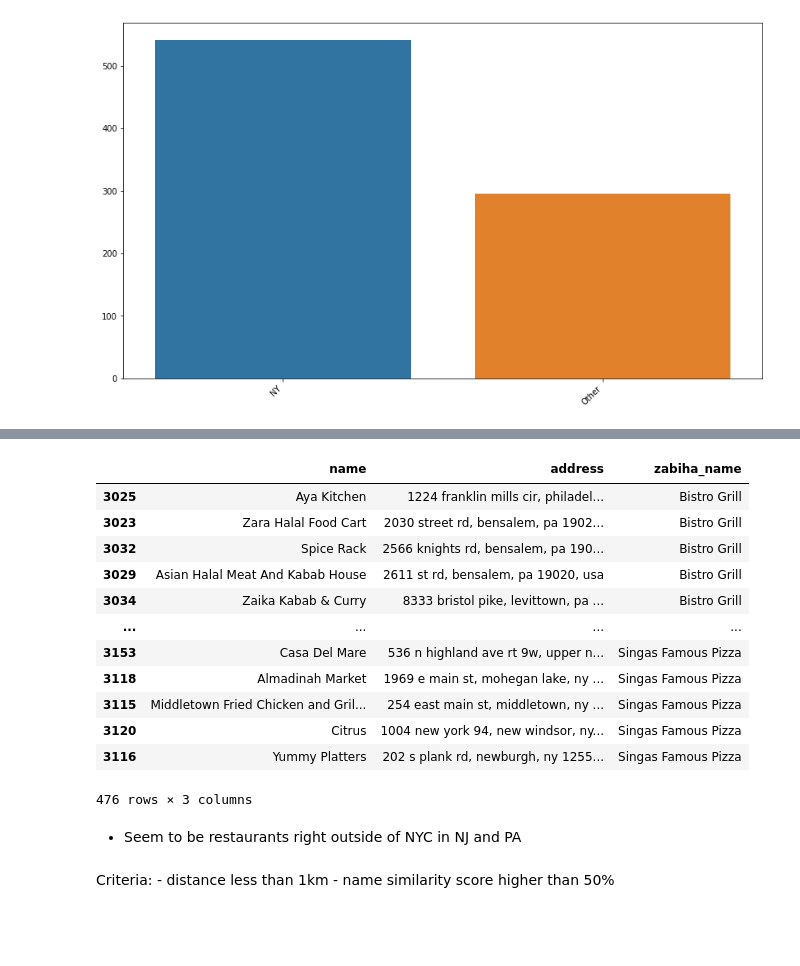
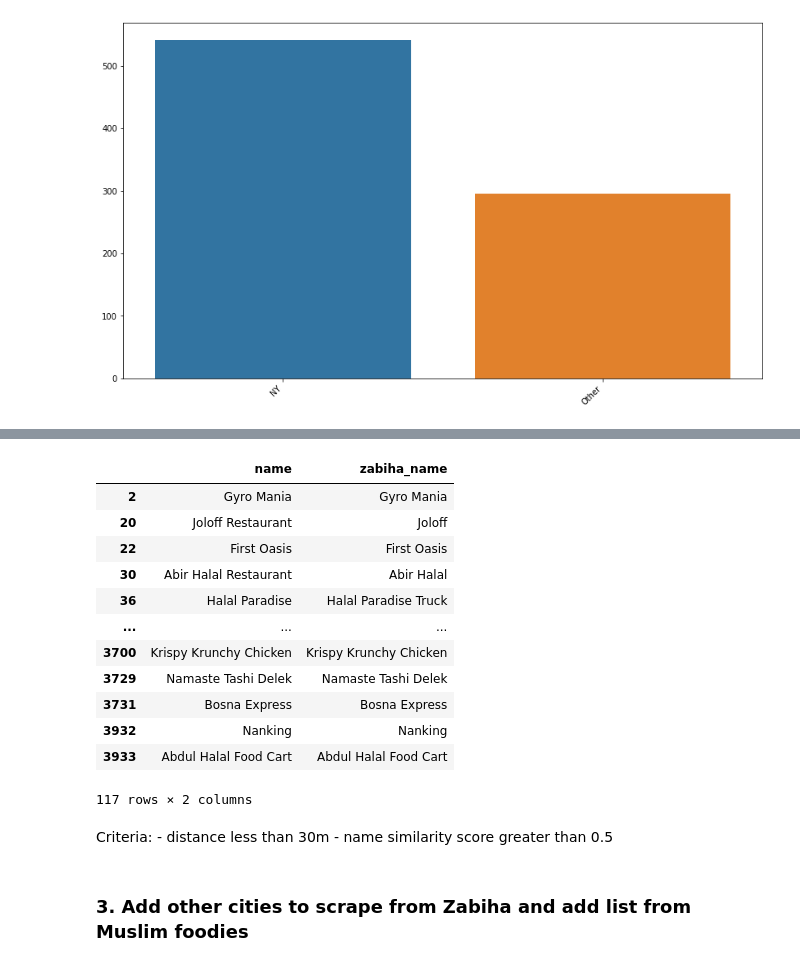
Before and after one commit to WAzaizeh/Halal_o_Meter, a Jupyter notebook: src/data/EDA/Yelp_EDA.ipynb, the cells around one changed output, grey strips where cells are left out. Drawn from its saved outputs; the diff is of its cells as text; code cells hidden in the pictures; blank space fills up the shorter version.

```diff
--- a/src/data/EDA/Yelp_EDA.ipynb
+++ b/src/data/EDA/Yelp_EDA.ipynb
@@ -223,12 +227,21 @@ import json
 reload(Yelp_business_search)
 
 c=0
+# halal_df['image_url'] = None
 for i, yelp_id in halal_df['platform_id'].iteritems():
     if pd.isna(halal_df.loc[i, 'image_url']):
-        row = Yelp_business_search.get_yelp_business_details(yelp_id)
-        halal_df.loc[i, 'image_url'] = row['image_url']
-        halal_df.loc[i, 'lat'] = row['lat']
-        halal_df.loc[i, 'lng'] = row['lng']
+        try:
+            row = Yelp_business_search.get_yelp_business_details(yelp_id)
+            halal_df.loc[i, 'image_url'] = row['image_url']
+            halal_df.loc[i, 'lat'] = row['lat']
+            halal_df.loc[i, 'lng'] = row['lng']
+            time.sleep(0.2)
+        except:
+            row = Yelp_business_search.get_yelp_business_details(yelp_id)
+            halal_df.loc[i, 'image_url'] = row['image_url']
+            halal_df.loc[i, 'lat'] = row['lat']
+            halal_df.loc[i, 'lng'] = row['lng']
+            time.sleep(0.2)
     c+=1
-    print('[{0}/{1}]'.format(c, halal_df.shape[0]), end='\r', flush=True )
+    print('[{0}/{1}] id:{2}'.format(c, halal_df.shape[0], yelp_id), end='\r', flush=True )
 # %% [output]
@@ -254,8 +262,6 @@ zabiha_df.head()
 | 3 | Falafel on Broadway | 40.8145141601562,-73.9596633911133 | Manhattan | https://www.zabihah.com/biz/aDsCv... | 40.814514 | -73.959663 |
 | 4 | Malai Marke | 40.7267912,-73.987791 | Manhattan | https://www.zabihah.com/biz/tG84k... | 40.726791 | -73.987791 |
 # %%
-from math import cos, asin, sqrt
-
 def distance(lat1, lon1, lat2, lon2):
     p = 0.017453292519943295
     a = 0.5 - cos((lat2-lat1)*p)/2 + cos(lat1*p)*cos(lat2*p) * (1-cos((lon2-lon1)*p)) / 2
@@ -263,10 +269,10 @@ def distance(lat1, lon1, lat2, lon2):
     return dist
 
 def closest(v, data):
-    return min(data, key=lambda p: distance(v['lat'],v['lng'],zabiha_dict[p]['lat'],zabiha_dict[p]['lng']))
+    return min(data, key=lambda p: distance(v['lat'],v['lng'],data[p]['lat'],data[p]['lng']))
 
-# halal_dict = {row['name']: {'lat' : row.lat, 'lng' : row.lng}  for _,row in halal_df.iterrows()}
-# zabiha_dict = {row['name']: {'lat' : row.lat, 'lng' : row.lng}  for _,row in zabiha_df.iterrows()}
+halal_dict = {row['name']: {'lat' : row.lat, 'lng' : row.lng}  for _,row in halal_df.iterrows()}
+zabiha_dict = {row['name']: {'lat' : row.lat, 'lng' : row.lng}  for _,row in zabiha_df.iterrows()}
 
 c=0
 for i, res_name in halal_df['name'].iteritems():
@@ -274,11 +280,8 @@ for i, res_name in halal_df['name'].iteritems():
     halal_df.loc[i, 'zabiha_name'] = res
     halal_df.loc[i, 'zabiha_lat'] = zabiha_dict[res]['lat']
     halal_df.loc[i, 'zabiha_lng'] = zabiha_dict[res]['lng']
-    halal_df.loc[i, 'distance'] = distance(halal_df.loc[i, 'lat'], halal_df.loc[i, 'lng'],
+    halal_df.loc[i, 'zabiha_distance'] = distance(halal_df.loc[i, 'lat'], halal_df.loc[i, 'lng'],
                                            zabiha_dict[res]['lat'], zabiha_dict[res]['lng'])
     c+=1
     print('Progress: {0}/{1}'.format(c, halal_df.shape[0]), end='\r', flush=True)
-
-
-halal_df.head()
 # %% [output]
@@ -297,13 +311,13 @@ import matplotlib.pyplot as plt
 from matplotlib.patches import Ellipse
 import seaborn as sns
 
-# for i,_ in halal_df.iterrows():
-#     s = SequenceMatcher(None, halal_df.loc[i, 'name'], halal_df.loc[i, 'zabiha_name']).ratio()
-#     halal_df.loc[i, 'similarity_score'] = s
+for i,_ in halal_df.iterrows():
+    s = SequenceMatcher(None, halal_df.loc[i, 'name'], halal_df.loc[i, 'zabiha_name']).ratio()
+    halal_df.loc[i, 'zabiha_similarity'] = s
 
-a = sns.jointplot(y='similarity_score', x='distance', data=halal_df, height=10)
+a = sns.jointplot(y='zabiha_similarity', x='zabiha_distance', data=halal_df, height=10)
 # highlight possible threshhold area
-elps = Ellipse((0, 0.25), 350, 0.5,edgecolor='r',facecolor='none')
+elps = Ellipse((0, 0.8), 350, 0.5,edgecolor='r',facecolor='none')
 ax = a.ax_joint
 ax.add_artist(elps)
 plt.show()
@@ -314,22 +339,22 @@ What's around 0.5?
 # %%
-halal_df[(halal_df['similarity_score'] < 0.5) & (halal_df['distance'] < 100)][['name', 'address', 'zabiha_name']]
+halal_df[(halal_df['zabiha_similarity'] > 0.5) & (halal_df['zabiha_distance'] < 0.3)][['name', 'zabiha_name']]
 # %% [output]
-|  | name | address | zabiha_name |
-| 3025 | Aya Kitchen | 1224 franklin mills cir, philadel... | Bistro Grill |
-| 3023 | Zara Halal Food Cart | 2030 street rd, bensalem, pa 1902... | Bistro Grill |
-| 3032 | Spice Rack | 2566 knights rd, bensalem, pa 190... | Bistro Grill |
-| 3029 | Asian Halal Meat And Kabab House | 2611 st rd, bensalem, pa 19020, usa | Bistro Grill |
-| 3034 | Zaika Kabab & Curry | 8333 bristol pike, levittown, pa ... | Bistro Grill |
-| ... | ... | ... | ... |
-| 3153 | Casa Del Mare | 536 n highland ave rt 9w, upper n... | Singas Famous Pizza |
-| 3118 | Almadinah Market | 1969 e main st, mohegan lake, ny ... | Singas Famous Pizza |
-| 3115 | Middletown Fried Chicken and Gril... | 254 east main st, middletown, ny ... | Singas Famous Pizza |
-| 3120 | Citrus | 1004 new york 94, new windsor, ny... | Singas Famous Pizza |
-| 3116 | Yummy Platters | 202 s plank rd, newburgh, ny 1255... | Singas Famous Pizza |
+|  | name | zabiha_name |
+| 2 | Gyro Mania | Gyro Mania |
+| 20 | Joloff Restaurant | Joloff |
+| 22 | First Oasis | First Oasis |
+| 30 | Abir Halal Restaurant | Abir Halal |
+| 36 | Halal Paradise | Halal Paradise Truck |
+| ... | ... | ... |
+| 3700 | Krispy Krunchy Chicken | Krispy Krunchy Chicken |
+| 3729 | Namaste Tashi Delek | Namaste Tashi Delek |
+| 3731 | Bosna Express | Bosna Express |
+| 3932 | Nanking | Nanking |
+| 3933 | Abdul Halal Food Cart | Abdul Halal Food Cart |
-476 rows × 3 columns
+117 rows × 2 columns
-# %% [markdown]
-- Seem to be restaurants right outside of NYC in NJ and PA
 # %% [markdown]
 Criteria:
-    - distance less than 1km
-    - name similarity score higher than 50%
+    - distance less than 30m
+    - name similarity score greater than 0.5
+# %% [markdown]
+### 3. Add other cities to scrape from Zabiha and add list from Muslim foodies
```
Also changed, not shown: parts of 15 cells of this notebook, 7 other files.
